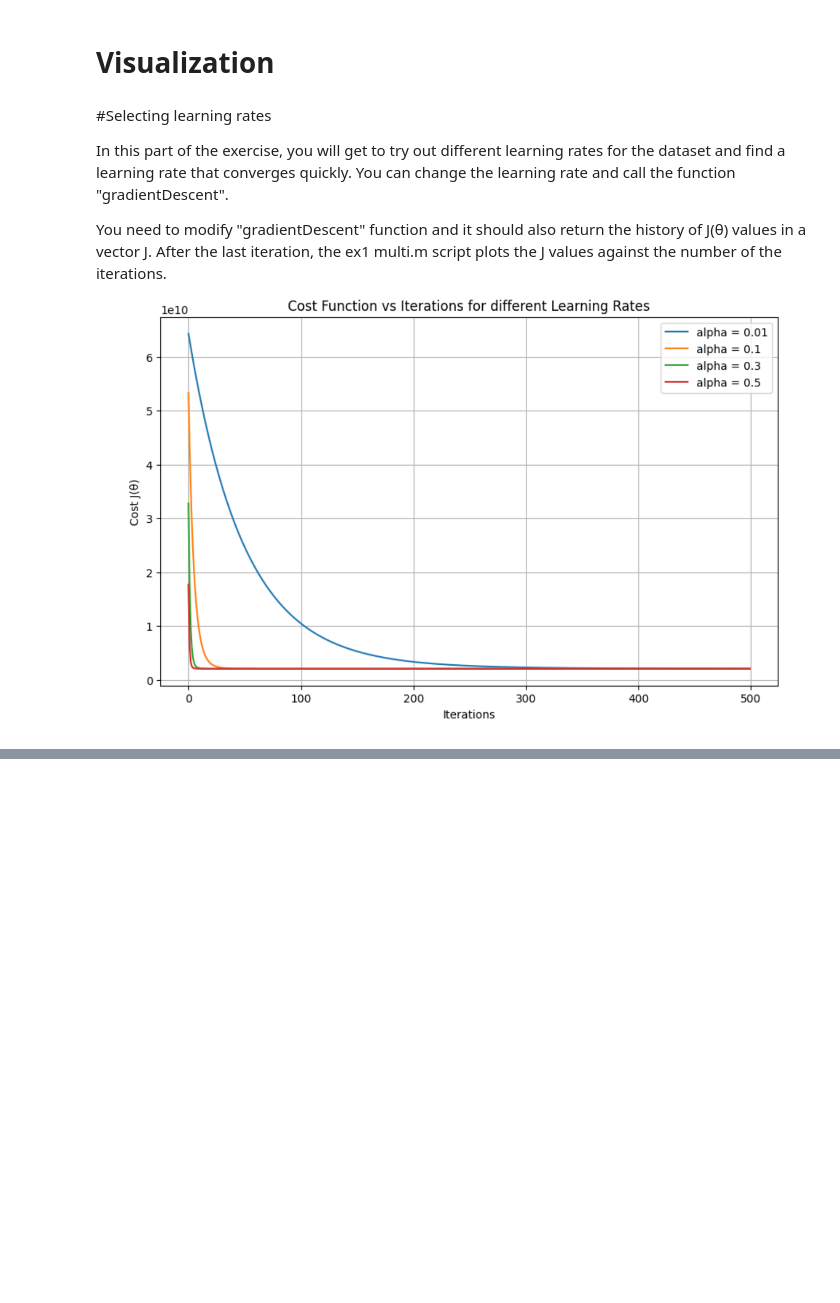
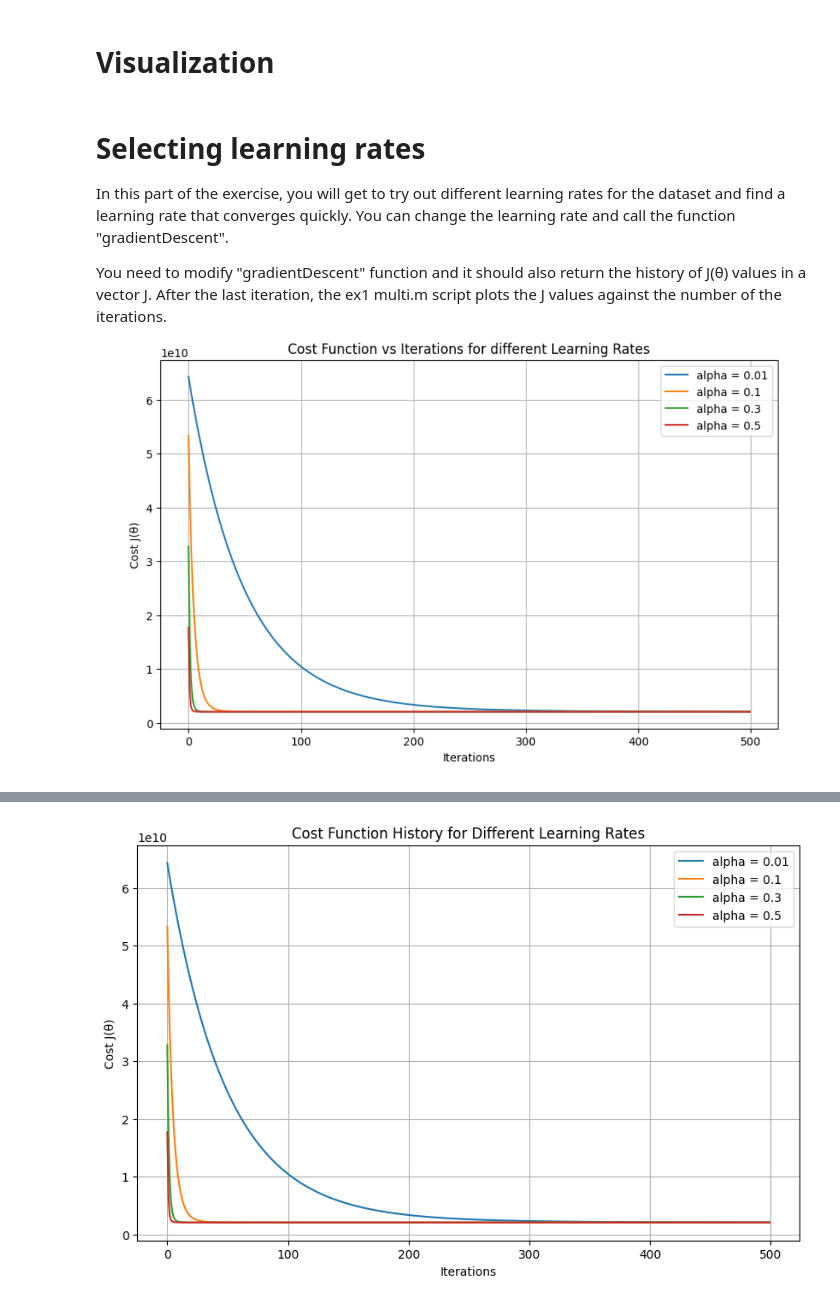
Before and after one commit to undelapaz-rnap-2025I/tarea-regresion-AlcidesBecerra, a Jupyter notebook: Regression_multilinear.ipynb, the cells around one changed output, grey strips where cells are left out. Cells and saved outputs as stored; diff of their text form; code cells hidden in the pictures; blank space fills up the shorter version.

```diff
--- a/Regression_multilinear.ipynb
+++ b/Regression_multilinear.ipynb
@@ -128,7 +134,9 @@ from scipy.optimize import minimize
 
 #Implement cost function
 def cost_function(theta, X, y):
-    J=0
+    m = y.size  # number of training examples
+    h = X @ theta  # hypothesis function
+    J = (1 / (2 * m)) * np.sum(np.square(h - y))  # cost function
     return J
 
 m = data.shape[0]
@@ -178,11 +212,22 @@ def gradientDescent(X, y, theta, alpha, iterations):
   J_history = np.zeros(iterations)
 
   for iter in range(iterations):
+    # Compute the hypothesis
+    h = X @ theta # h is the predicted value
 
+    # Compute the error
+    error = h - y # error is the difference between predicted and actual values
 
+    # Compute the gradient
+    grad_J = (1 / m) * (X.T @ error) # gradient of the cost function
 
-      J_history[iter] = cost_function(theta,X, y)
-      print(f"Iteration {iter + 1}\tCost: {J_history[iter]:.6f}\tGradient: {grad_J[0, 0]:.3f} {grad_J[1, 0]:.3f} {grad_J[2, 0]:.3f}")
+    # Update theta
+    theta = theta - alpha * grad_J # gradient descent update rule
+
+    # Save the cost J in every iteration
+    # Compute the cost function
+    J_history[iter] = cost_function(theta,X, y) # cost function value
+    print(f"Iteration {iter + 1}\tCost: {J_history[iter]:.6f}\tGradient: {grad_J[0, 0]:.3f} {grad_J[1, 0]:.3f} {grad_J[2, 0]:.3f}")
   return theta
 
 theta = gradientDescent(X, y, theta, alpha, iterations);
@@ -216,7 +261,7 @@ For a house with 2000 sqft and 3 bedrooms, we predict a profit of $3216470807.04
 # %% [markdown]
 # Visualization
 # %% [markdown]
-#Selecting learning rates
+# Selecting learning rates
 
 In this part of the exercise, you will get to try out different learning rates for
 the dataset and find a learning rate that converges quickly. You can change
@@ -236,0 +274,46 @@ matrix_J = np.zeros((iterations, len(alpha_vector)))
+# %%
+# # Selecting learning rates
+
+# In this part of the exercise, you will get to try out different learning rates for
+# the dataset and find a learning rate that converges quickly. You can change
+# the learning rate and call the function "gradientDescent".
+
+# You need to modify "gradientDescent" function and it should also return the history of J(θ) values in a vector J. After the last iteration, the ex1 multi.m script plots the J values against
+# the number of the iterations.
+
+import numpy as np
+import matplotlib.pyplot as plt
+
+iterations = 500
+theta = np.zeros((3, 1))
+alpha_vector = np.array([0.01, 0.1, 0.3, 0.5])
+matrix_J = np.zeros((iterations, len(alpha_vector)))
+
+def gradientDescent(X, y, theta, alpha_vector, iterations):
+    m = len(y)  # number of training examples
+    J_history = np.zeros((iterations, len(alpha_vector)))
+
+    for i, alpha in enumerate(alpha_vector):
+        theta = np.zeros((3, 1))  # Reset theta for each alpha
+        for iter in range(iterations):
+            h = X @ theta
+            error = h - y
+            grad_J = (1 / m) * (X.T @ error)
+            theta = theta - alpha * grad_J
+            J_history[iter, i] = cost_function(theta, X, y)
+            print(f"Alpha: {alpha:.2f}, Iteration {iter + 1}\tCost: {J_history[iter, i]:.6f}\tGradient: {grad_J[0, 0]:.3f} {grad_J[1, 0]:.3f} {grad_J[2, 0]:.3f}")
+    return theta, J_history
+
+theta, J_history = gradientDescent(X, y, theta, alpha_vector, iterations) # Gradient descent for different alphas
+
+# Plotting the cost function history for different learning rates
+plt.figure(figsize=(10, 6))
+for i, alpha in enumerate(alpha_vector):
+    plt.plot(range(iterations), J_history[:, i], label=f'alpha = {alpha}') # Plot each alpha's cost history
+plt.xlabel('Iterations')
+plt.ylabel('Cost J(θ)')
+plt.title('Cost Function History for Different Learning Rates')
+plt.legend()
+plt.grid(True)
+plt.show()
+# %% [output]
@@ -236,0 +337 @@ matrix_J = np.zeros((iterations, len(alpha_vector)))
+[figure, added]
```
Also changed, not shown: parts of 9 cells of this notebook.
